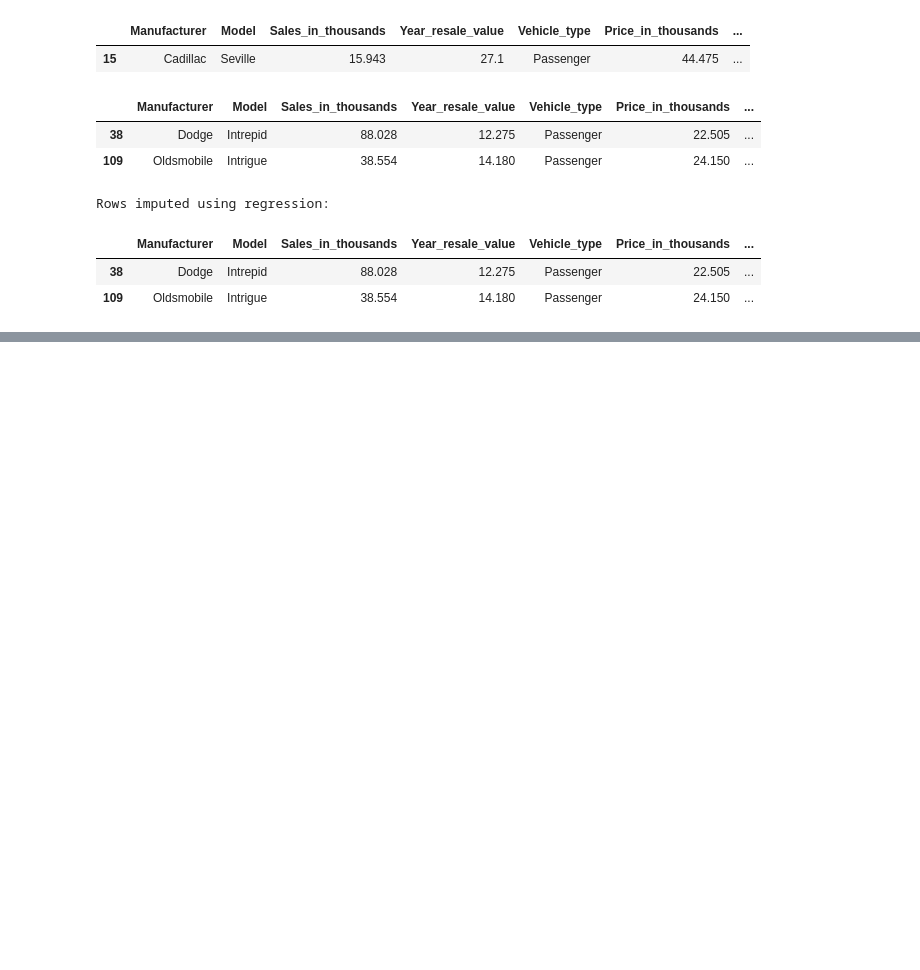
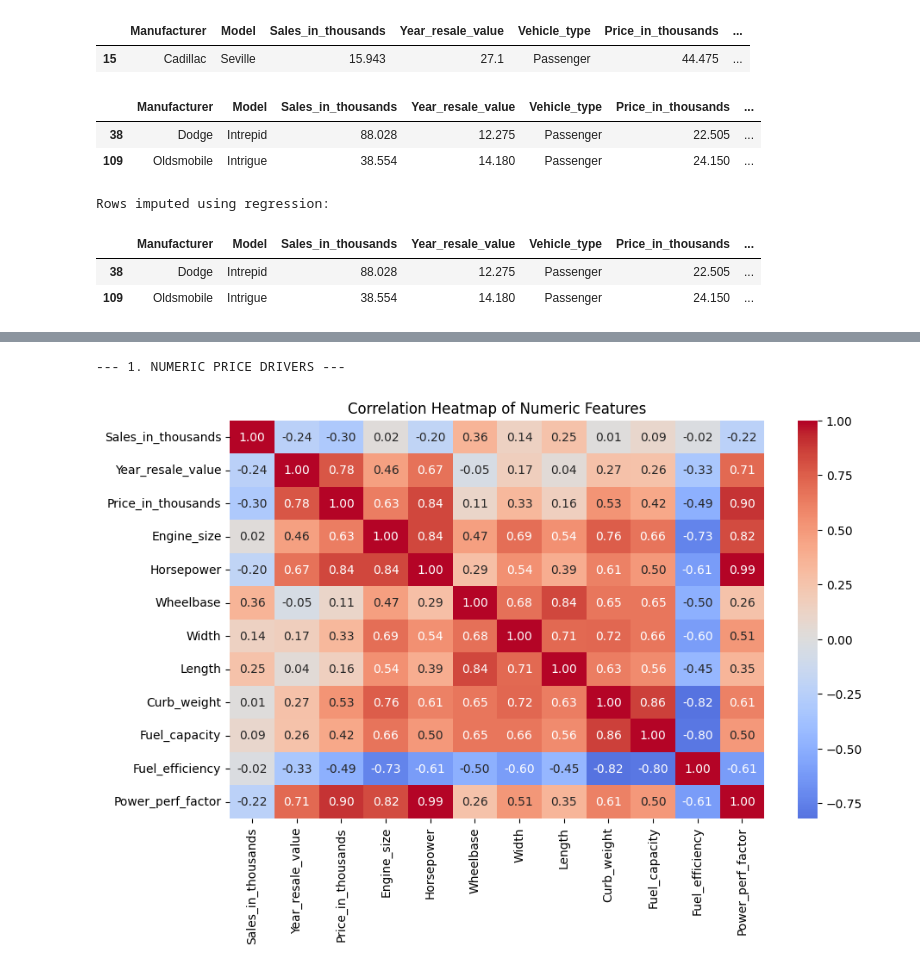
Before and after one commit to bencygv/Project, a Jupyter notebook: notebooks/01_exploration.ipynb, the cells around one changed output, grey strips where cells are left out. Saved outputs shown, nothing was run; the diff lists cells and outputs as text; code cells hidden in the pictures; blank space fills up the shorter version.

Commit message:
Price Analysis done

```diff
--- a/notebooks/01_exploration.ipynb
+++ b/notebooks/01_exploration.ipynb
@@ -251,0 +335,22 @@ sns.heatmap(df.corr(numeric_only=True), annot=True, cmap="coolwarm", center=0, f
+# %%
+# ----------------------------------------------------------------------
+# 1. NUMERIC PRICE DRIVERS (Section 1: Q1, Q2, Q4)
+# ----------------------------------------------------------------------
+
+print("--- 1. NUMERIC PRICE DRIVERS ---")
+
+# Correlation Heatmap for numeric columns
+#Q1
+numeric_cols = df.select_dtypes(include=np.number).columns
+plt.figure(figsize=(10,6))
+sns.heatmap(df.corr(numeric_only=True), annot=True, cmap="coolwarm", center=0, fmt='.2f');
+plt.title('Correlation Heatmap of Numeric Features')
+plt.show()
+
+# Pairplot of numeric features
+#sns.pairplot(df[numeric_cols])
+#plt.suptitle("Pairplots of Numeric Features vs Price", y=1.02)
+#plt.show()
+# %% [output]
+--- 1. NUMERIC PRICE DRIVERS ---
+[figure, added]
```
Also changed, not shown: parts of 22 cells of this notebook.
